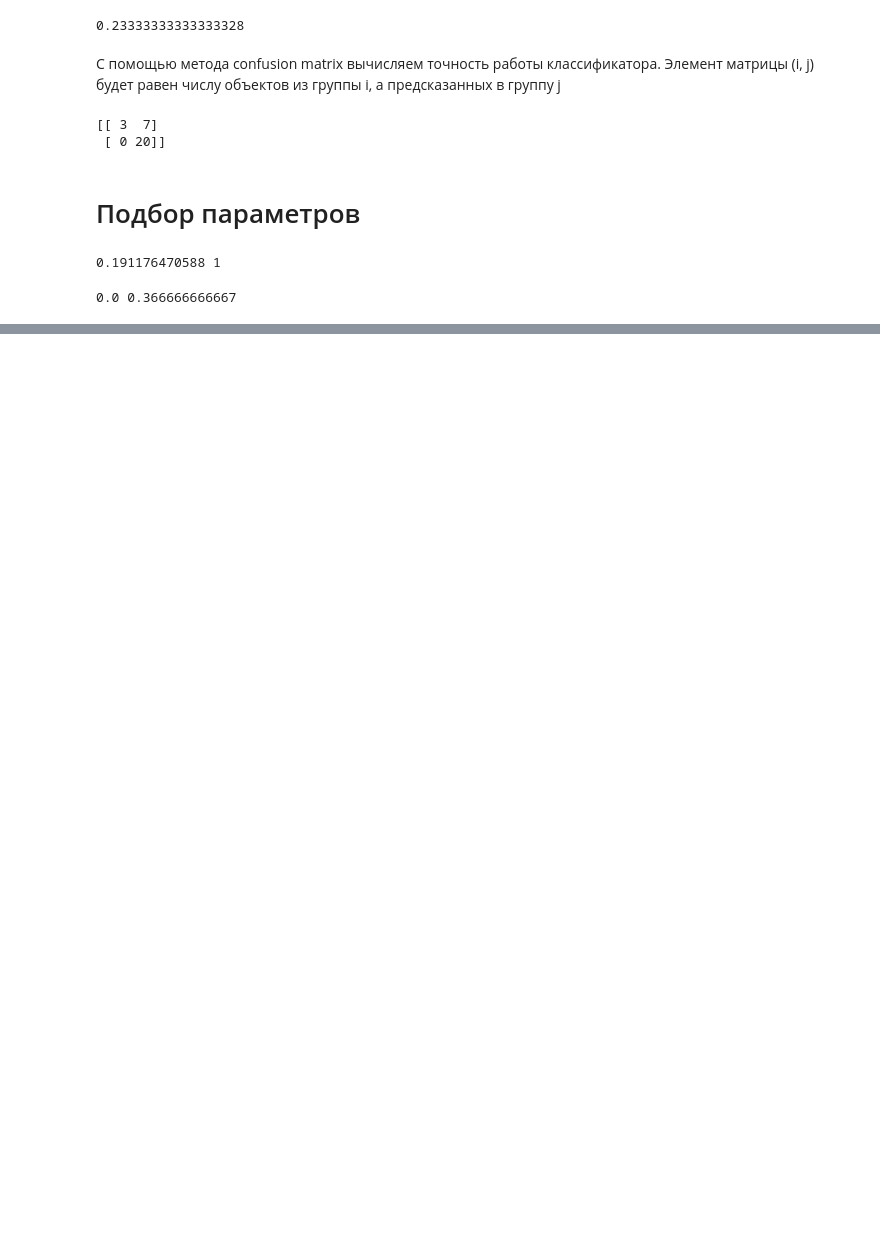
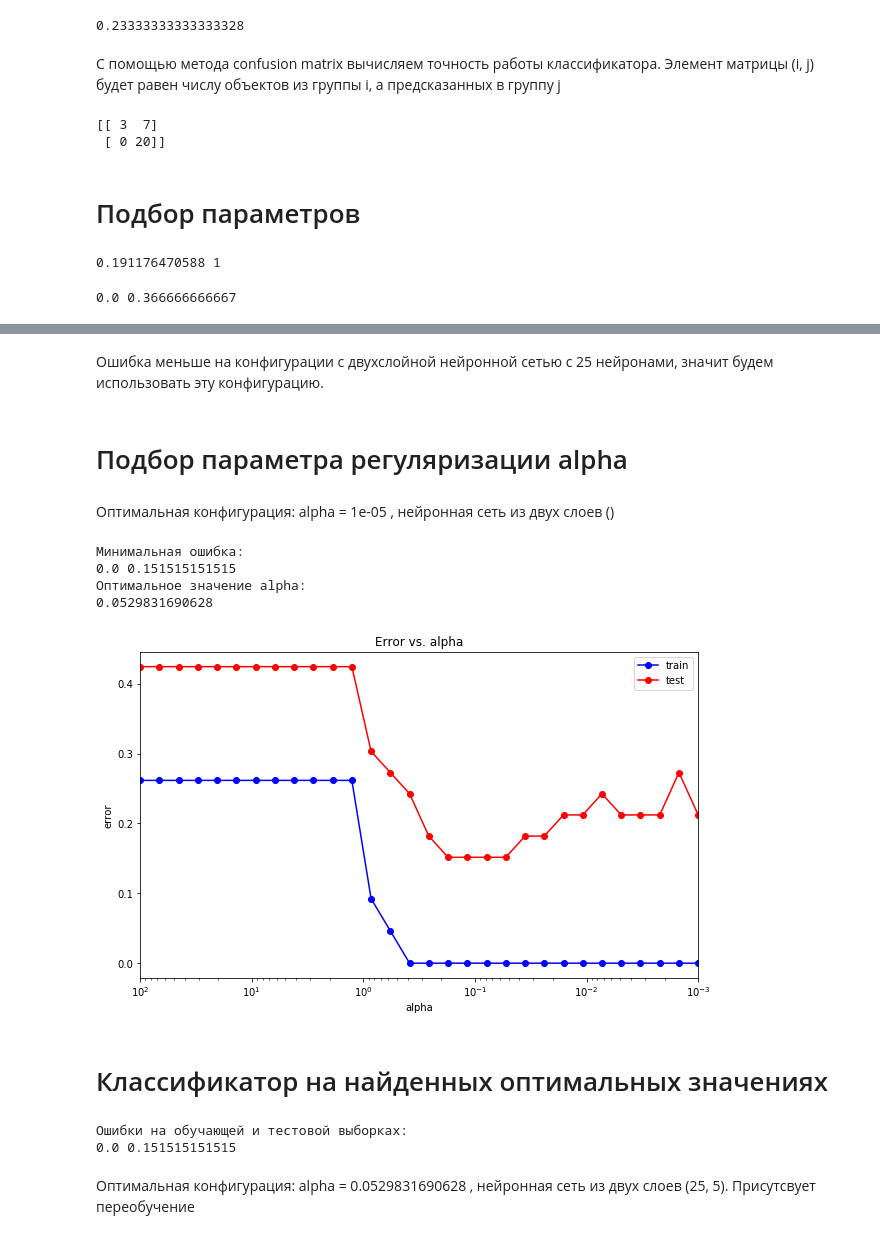
Before and after one commit to Agressator/Machine-Learning, a Jupyter notebook: Untitled.ipynb, the cells around one changed output, grey strips where cells are left out. Cells and saved outputs as stored; diff of their text form; code cells hidden in the pictures; blank space fills up the shorter version.

```diff
--- a/Untitled.ipynb
+++ b/Untitled.ipynb
@@ -438,0 +593,61 @@ print(err_train, err_test)
+# %% [markdown]
+Ошибка меньше на конфигурации с двухслойной нейронной сетью с 25 нейронами, значит будем использовать эту конфигурацию.
+# %% [markdown]
+# Подбор параметра регуляризации alpha
+# %% [markdown]
+Оптимальная конфигурация: alpha = 1e-05 , нейронная сеть из двух слоев ()
+# %%
+alpha_arr = np.logspace(-3, 2, 30)
+test_err = []
+train_err = []
+for alpha in alpha_arr:
+    mlp_model = MLPClassifier(alpha = alpha, hidden_layer_sizes = (25, 5),
+                              solver = 'lbfgs', activation = 'logistic', random_state = 24)
+    mlp_model.fit(X_train, y_train)
+
+    y_train_pred = mlp_model.predict(X_train)
+    y_test_pred = mlp_model.predict(X_test)
+    train_err.append(np.mean(y_train != y_train_pred))
+    test_err.append(np.mean(y_test != y_test_pred))
+
+print("Минимальная ошибка:")
+min_train_err = np.min(train_err)
+min_test_err = np.min(test_err)
+print(min_train_err, min_test_err)
+
+print("Оптимальное значение alpha:")
+alpha_opt = alpha_arr[test_err == min_test_err][0]
+print(alpha_opt)
+
+plt.figure(figsize = (10, 6))
+plt.semilogx(alpha_arr, train_err, 'b-o', label = 'train')
+plt.semilogx(alpha_arr, test_err, 'r-o', label = 'test')
+plt.xlim([np.max(alpha_arr), np.min(alpha_arr)])
+plt.title('Error vs. alpha')
+plt.xlabel('alpha')
+plt.ylabel('error')
+plt.legend()
+pass
+# %% [output]
+Минимальная ошибка:
+0.0 0.151515151515
+Оптимальное значение alpha:
+0.0529831690628
+[figure, added]
+# %% [markdown]
+# Классификатор на найденных оптимальных значениях
+# %%
+mlp_model = MLPClassifier(alpha = alpha_opt, hidden_layer_sizes = (25, 5),
+                          solver = 'lbfgs', activation = 'logistic', random_state = 24)
+mlp_model.fit(X_train, y_train)
+
+y_train_pred = mlp_model.predict(X_train)
+y_test_pred = mlp_model.predict(X_test)
+
+print("Ошибки на обучающей и тестовой выборках:")
+print(np.mean(y_train != y_train_pred), np.mean(y_test != y_test_pred))
+# %% [output]
+Ошибки на обучающей и тестовой выборках:
+0.0 0.151515151515
+# %% [markdown]
+ Оптимальная конфигурация: alpha = 0.0529831690628 , нейронная сеть из двух слоев (25, 5). Присутсвует переобучение
```
Also changed, not shown: parts of 22 cells of this notebook.
